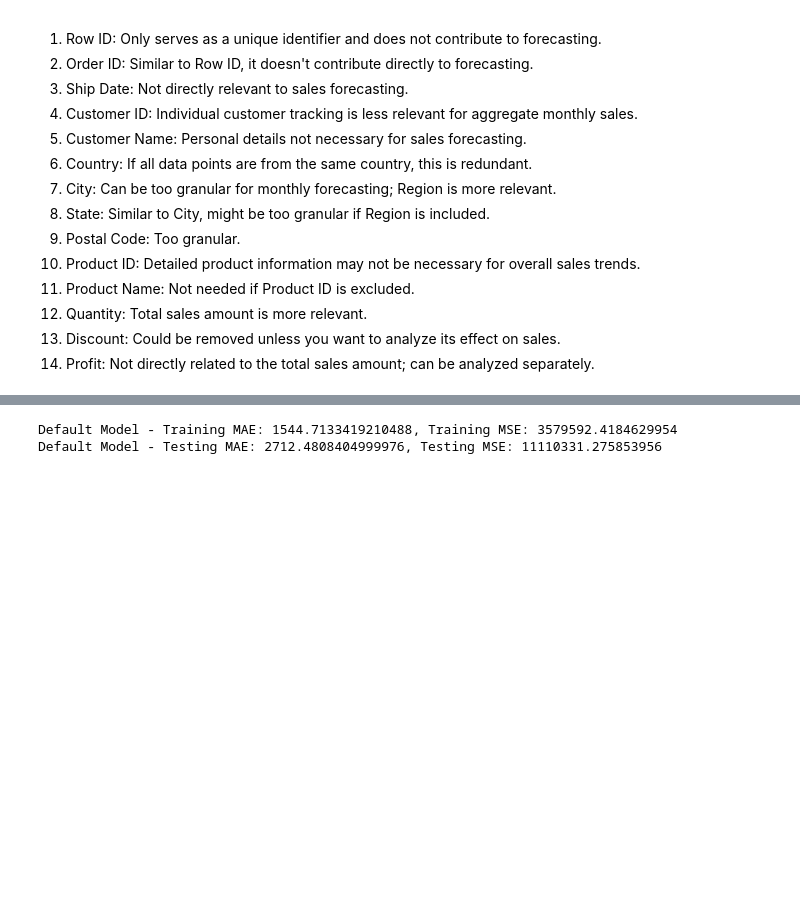
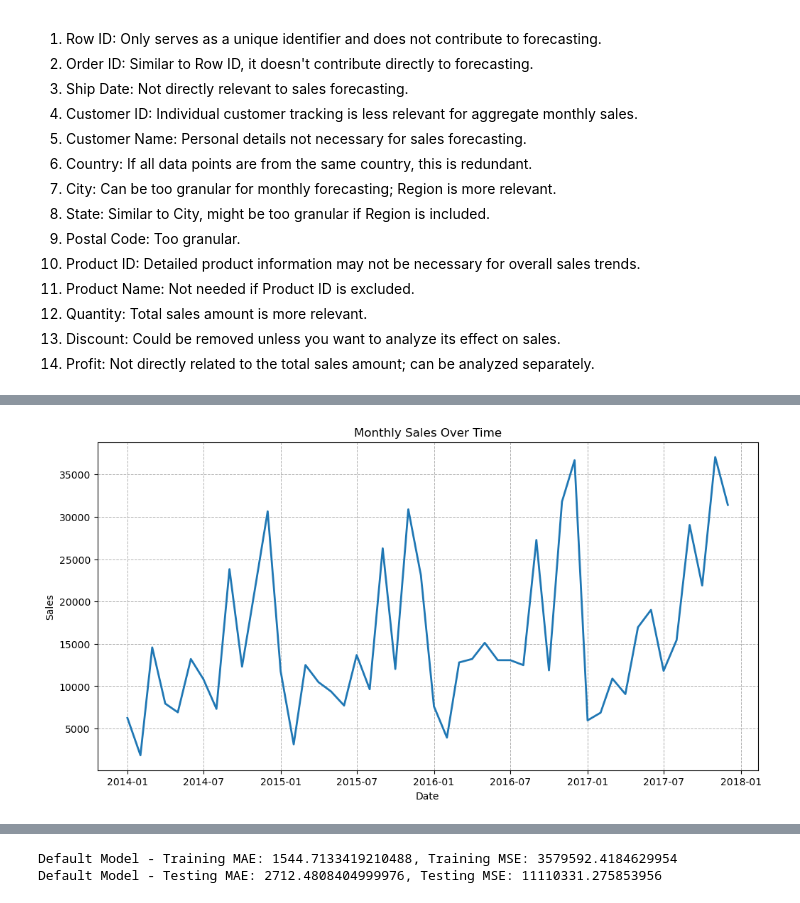
Before and after one commit to neilfatalis/retail-sales-forecasting, a Jupyter notebook: forecasting.ipynb, the cells around one changed output, grey strips where cells are left out. Cells and saved outputs as stored; diff of their text form; code cells hidden in the pictures; blank space fills up the shorter version.

```diff
--- a/forecasting.ipynb
+++ b/forecasting.ipynb
@@ -56,7 +56,7 @@ Features to Remove:
 columns_to_remove = [
     'Row ID', 'Order ID', 'Ship Date', 'Customer ID', 'Customer Name',
     'Country', 'City', 'State', 'Postal Code', 'Product ID', 'Product Name',
-    'Quantity', 'Discount', 'Profit'
+    'Quantity', 'Discount'
 ]
 data = data.drop(columns=columns_to_remove)
 # %%
@@ -73,0 +76,4 @@ data['Month'] = data['Order Date'].dt.to_period('M')
+# %%
+# Extract year and month
+data['Year'] = data['Order Date'].dt.year
+data['Month'] = data['Order Date'].dt.month
@@ -73,0 +93,14 @@ data['Month'] = data['Order Date'].dt.to_period('M')
+# %%
+# Sales Trends Over Time
+monthly_sales = data.groupby(data['Order Date'].dt.to_period('M')).agg({'Sales': 'sum'}).reset_index()
+monthly_sales['Order Date'] = monthly_sales['Order Date'].dt.to_timestamp()
+
+plt.figure(figsize=(12, 6))
+sns.lineplot(x='Order Date', y='Sales', data=monthly_sales, linewidth=2)
+plt.grid(True, which='both', linestyle='--', linewidth=0.7)
+plt.title('Monthly Sales Over Time')
+plt.xlabel('Date')
+plt.ylabel('Sales')
+plt.show()
+# %% [output]
+[figure, added]
```
Also changed, not shown: parts of 16 cells of this notebook.
